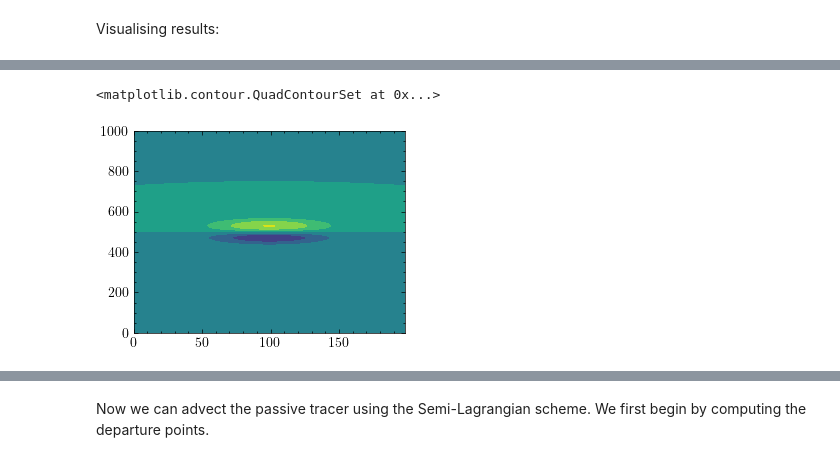
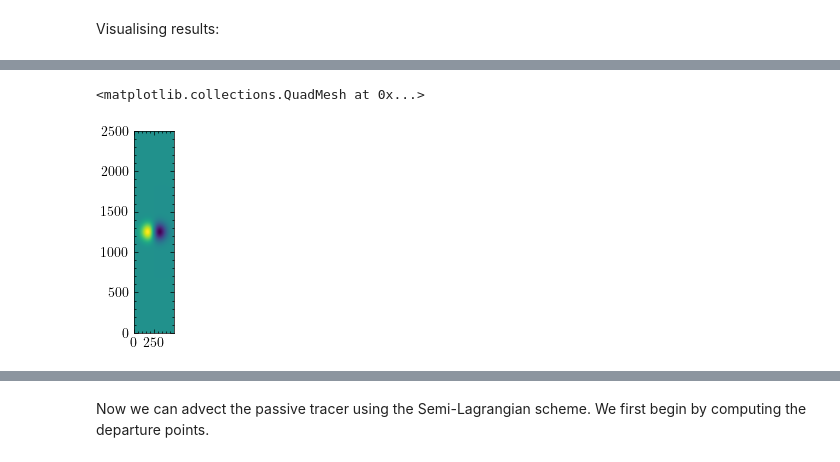
Before and after one commit to lauval/MT38C-Numerical-Weather-Prediction, a Jupyter notebook: task8.ipynb, the cells around one changed output, grey strips where cells are left out. Drawn from its saved outputs; the diff is of its cells as text; code cells hidden in the pictures.

```diff
--- a/task8.ipynb
+++ b/task8.ipynb
@@ -140,5 +139,6 @@ plt.contourf(U)
-# %%
-plt.contourf(V)
-# %% [output]
-<matplotlib.contour.QuadContourSet at 0x...>
-[figure, removed]
+# %%
+plt.axes(aspect='equal')
+plt.pcolormesh(U)
+# %% [output]
+<matplotlib.collections.QuadMesh at 0x...>
+[figure, added]
```
Also changed, not shown: parts of 24 cells of this notebook, 2 other files.
